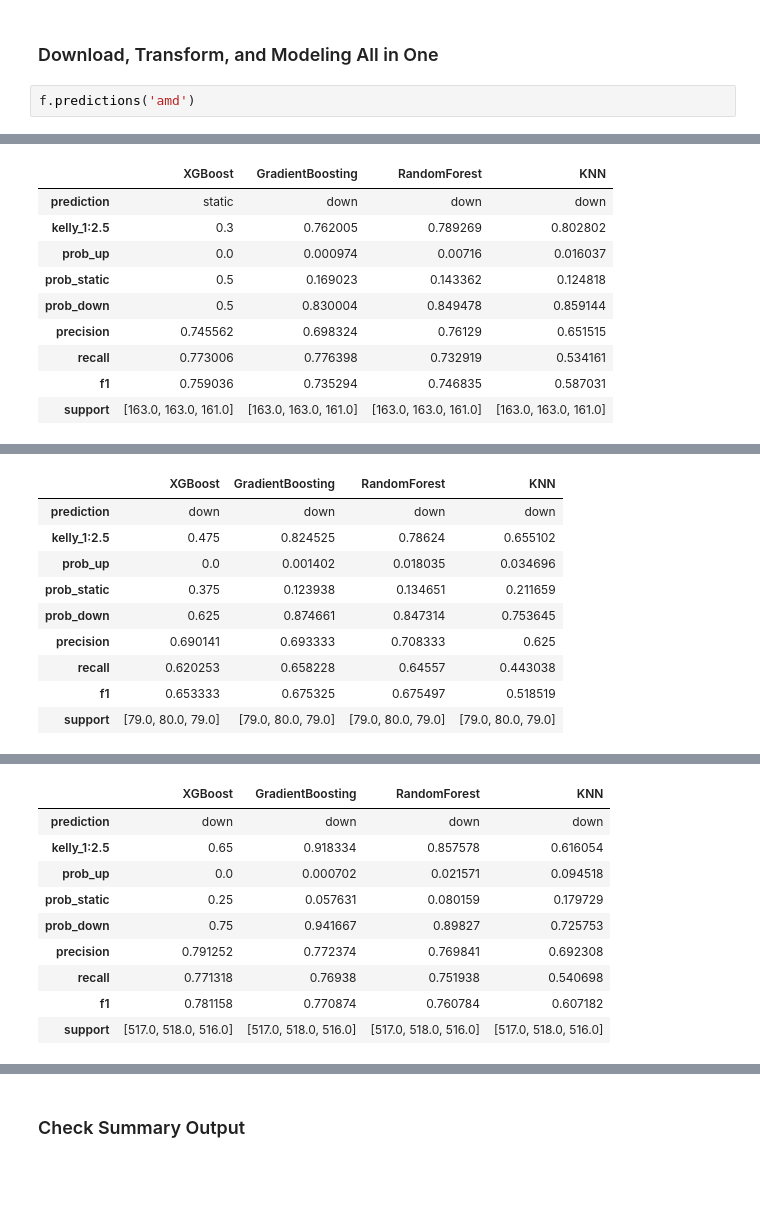
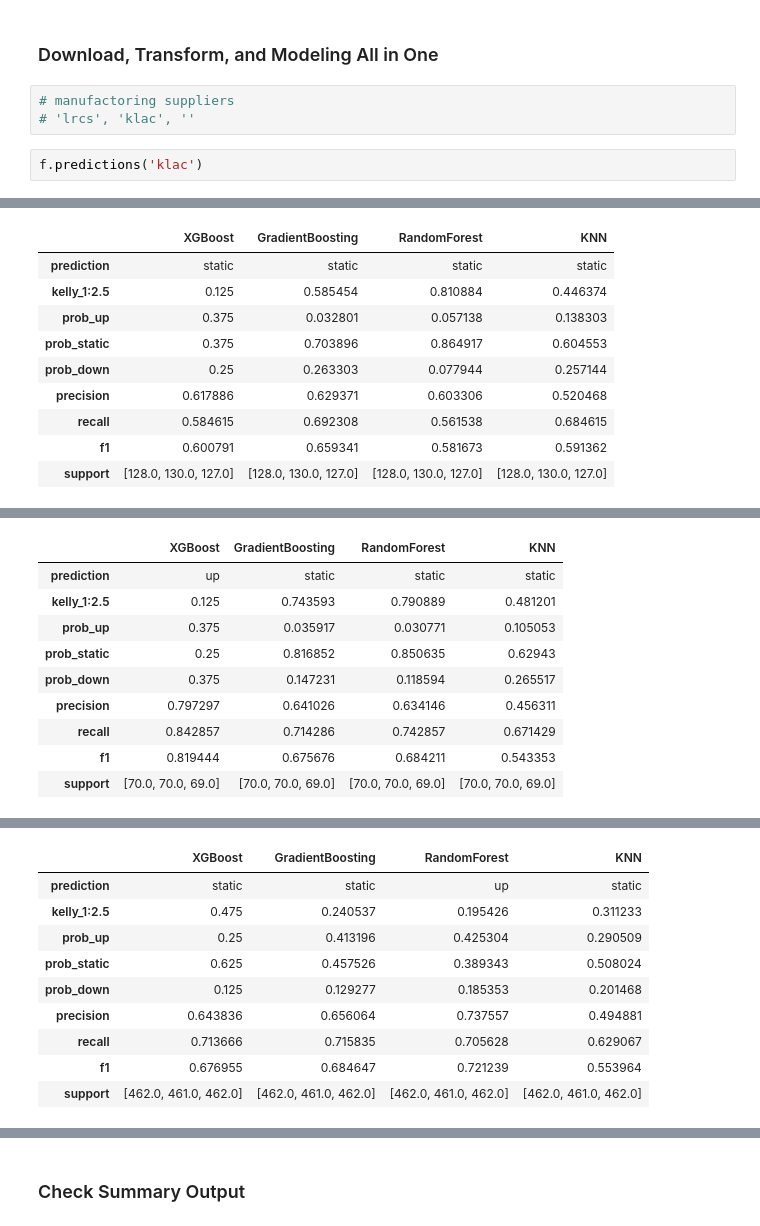
Before and after one commit to yuchild/stock_production, a Jupyter notebook: stock_next_time_frame_predictor.ipynb, the cells around one changed output, grey strips where cells are left out. Cells and saved outputs as stored; diff of their text form; blank space fills up the shorter version.

```diff
--- a/stock_next_time_frame_predictor.ipynb
+++ b/stock_next_time_frame_predictor.ipynb
@@ -39,6 +39,9 @@ from src import functions as f
 %autoreload 2
 # %% [markdown]
 ### Download, Transform, and Modeling All in One
+# %%
+# manufactoring suppliers
+# 'lrcs', 'klac', ''
 # %%
-f.predictions('amd')
+f.predictions('klac')
 # %% [output]
@@ -57,10 +60,10 @@ AMD 15m Interval Timestamp: 2024-10-19 04:22:39
 |  | XGBoost | GradientBoosting | RandomForest | KNN |
-| prediction | static | down | down | down |
-| kelly_1:2.5 | 0.3 | 0.762005 | 0.789269 | 0.802802 |
-| prob_up | 0.0 | 0.000974 | 0.00716 | 0.016037 |
-| prob_static | 0.5 | 0.169023 | 0.143362 | 0.124818 |
-| prob_down | 0.5 | 0.830004 | 0.849478 | 0.859144 |
-| precision | 0.745562 | 0.698324 | 0.76129 | 0.651515 |
-| recall | 0.773006 | 0.776398 | 0.732919 | 0.534161 |
-| f1 | 0.759036 | 0.735294 | 0.746835 | 0.587031 |
-| support | [163.0, 163.0, 161.0] | [163.0, 163.0, 161.0] | [163.0, 163.0, 161.0] | [163.0, 163.0, 161.0] |
+| prediction | static | static | static | static |
+| kelly_1:2.5 | 0.125 | 0.585454 | 0.810884 | 0.446374 |
+| prob_up | 0.375 | 0.032801 | 0.057138 | 0.138303 |
+| prob_static | 0.375 | 0.703896 | 0.864917 | 0.604553 |
+| prob_down | 0.25 | 0.263303 | 0.077944 | 0.257144 |
+| precision | 0.617886 | 0.629371 | 0.603306 | 0.520468 |
+| recall | 0.584615 | 0.692308 | 0.561538 | 0.684615 |
+| f1 | 0.600791 | 0.659341 | 0.581673 | 0.591362 |
+| support | [128.0, 130.0, 127.0] | [128.0, 130.0, 127.0] | [128.0, 130.0, 127.0] | [128.0, 130.0, 127.0] |
@@ -68,10 +71,10 @@ AMD 30m Interval Timestamp: 2024-10-19 04:22:43
 |  | XGBoost | GradientBoosting | RandomForest | KNN |
-| prediction | down | down | down | down |
-| kelly_1:2.5 | 0.475 | 0.824525 | 0.78624 | 0.655102 |
-| prob_up | 0.0 | 0.001402 | 0.018035 | 0.034696 |
-| prob_static | 0.375 | 0.123938 | 0.134651 | 0.211659 |
-| prob_down | 0.625 | 0.874661 | 0.847314 | 0.753645 |
-| precision | 0.690141 | 0.693333 | 0.708333 | 0.625 |
-| recall | 0.620253 | 0.658228 | 0.64557 | 0.443038 |
-| f1 | 0.653333 | 0.675325 | 0.675497 | 0.518519 |
-| support | [79.0, 80.0, 79.0] | [79.0, 80.0, 79.0] | [79.0, 80.0, 79.0] | [79.0, 80.0, 79.0] |
+| prediction | up | static | static | static |
+| kelly_1:2.5 | 0.125 | 0.743593 | 0.790889 | 0.481201 |
+| prob_up | 0.375 | 0.035917 | 0.030771 | 0.105053 |
+| prob_static | 0.25 | 0.816852 | 0.850635 | 0.62943 |
+| prob_down | 0.375 | 0.147231 | 0.118594 | 0.265517 |
+| precision | 0.797297 | 0.641026 | 0.634146 | 0.456311 |
+| recall | 0.842857 | 0.714286 | 0.742857 | 0.671429 |
+| f1 | 0.819444 | 0.675676 | 0.684211 | 0.543353 |
+| support | [70.0, 70.0, 69.0] | [70.0, 70.0, 69.0] | [70.0, 70.0, 69.0] | [70.0, 70.0, 69.0] |
@@ -79,10 +82,10 @@ AMD 1h Interval Timestamp: 2024-10-19 04:22:46
 |  | XGBoost | GradientBoosting | RandomForest | KNN |
-| prediction | down | down | down | down |
-| kelly_1:2.5 | 0.65 | 0.918334 | 0.857578 | 0.616054 |
-| prob_up | 0.0 | 0.000702 | 0.021571 | 0.094518 |
-| prob_static | 0.25 | 0.057631 | 0.080159 | 0.179729 |
-| prob_down | 0.75 | 0.941667 | 0.89827 | 0.725753 |
-| precision | 0.791252 | 0.772374 | 0.769841 | 0.692308 |
-| recall | 0.771318 | 0.76938 | 0.751938 | 0.540698 |
-| f1 | 0.781158 | 0.770874 | 0.760784 | 0.607182 |
-| support | [517.0, 518.0, 516.0] | [517.0, 518.0, 516.0] | [517.0, 518.0, 516.0] | [517.0, 518.0, 516.0] |
+| prediction | static | static | up | static |
+| kelly_1:2.5 | 0.475 | 0.240537 | 0.195426 | 0.311233 |
+| prob_up | 0.25 | 0.413196 | 0.425304 | 0.290509 |
+| prob_static | 0.625 | 0.457526 | 0.389343 | 0.508024 |
+| prob_down | 0.125 | 0.129277 | 0.185353 | 0.201468 |
+| precision | 0.643836 | 0.656064 | 0.737557 | 0.494881 |
+| recall | 0.713666 | 0.715835 | 0.705628 | 0.629067 |
+| f1 | 0.676955 | 0.684647 | 0.721239 | 0.553964 |
+| support | [462.0, 461.0, 462.0] | [462.0, 461.0, 462.0] | [462.0, 461.0, 462.0] | [462.0, 461.0, 462.0] |
```
Also changed, not shown: parts of 2 cells of this notebook, 30 other files.
